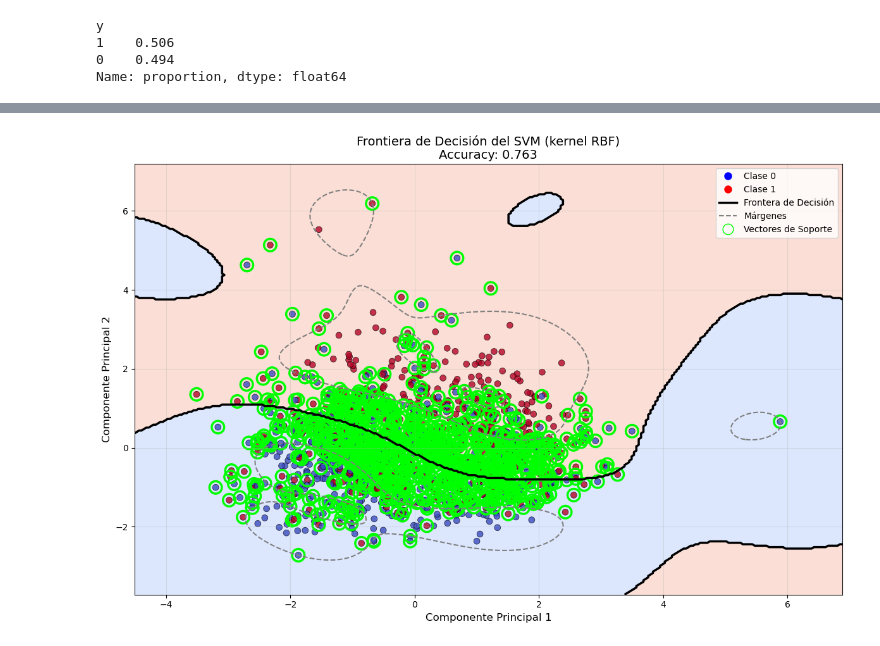
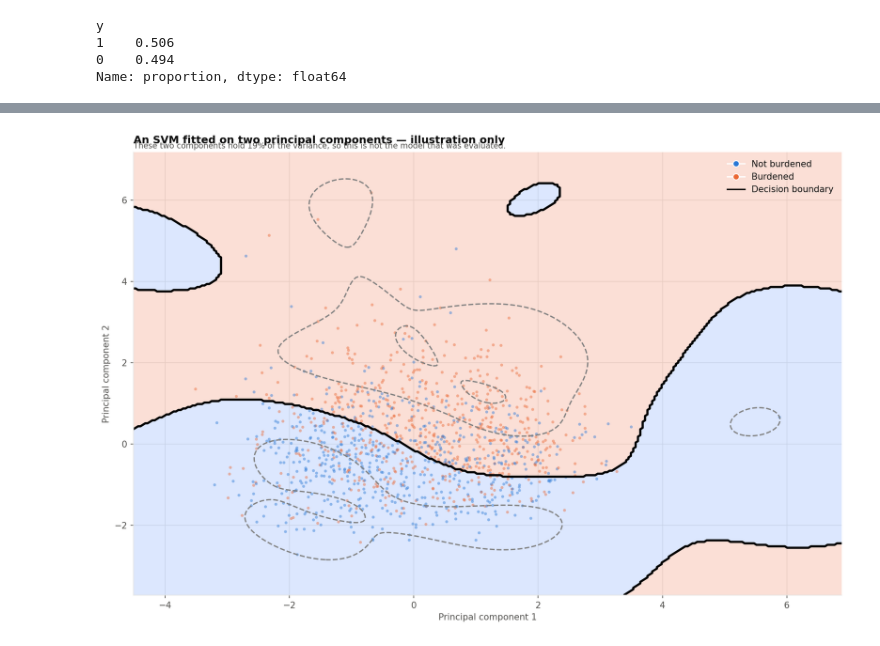
Before and after one commit to nicohernandez02/household-burden-classifier, a Jupyter notebook: modelling.ipynb, the cells around one changed output, grey strips where cells are left out. Cells and saved outputs as stored; diff of their text form; code cells hidden in the pictures.

```diff
--- a/modelling.ipynb
+++ b/modelling.ipynb
@@ -21,10 +21,8 @@ from sklearn.ensemble import RandomForestClassifier, GradientBoostingClassifier
 from sklearn.tree import DecisionTreeClassifier
 from sklearn.linear_model import LogisticRegression
 from sklearn.discriminant_analysis import LinearDiscriminantAnalysis, QuadraticDiscriminantAnalysis
-
-
-os.chdir("/Users/nico/Documents/1 - LSE/Cursos/WINT/MY474/Files required for summative-20260418")
-df = pd.read_csv("summative_train.csv")
+# paths are relative to the repository root
+df = pd.read_csv("data/summative_train.csv")
 # Check the first 5 rows
 df.head()
 # %% [output]
@@ -387,4 +413,8 @@ BEST MODEL: SVM
 # %%
+from sklearn.compose import ColumnTransformer
+from sklearn.impute import SimpleImputer
+from sklearn.preprocessing import OneHotEncoder
+
 from sklearn.decomposition import PCA
 from sklearn.preprocessing import StandardScaler
 from sklearn.svm import SVC
@@ -443,70 +473,59 @@ Z = Z.reshape(xx.shape)
 # ============================================
 # 4. DIBUJAR LA FRONTERA DE DECISIÓN (LA LÍNEA)
 # ============================================
 fig, ax = plt.subplots(figsize=(12, 8))
 
 # Dibujar las regiones de decisión (fondo)
 contour = ax.contourf(xx, yy, Z, alpha=0.3, cmap='coolwarm', levels=[-0.5, 0.5, 1.5])
 
 # DIBUJAR LA LÍNEA DE FRONTERA (el contorno en nivel 0)
 contour_lines = ax.contour(xx, yy, Z, levels=[0], colors='black', linewidths=2.5, linestyles='-')
 
 # Dibujar el margen del SVM (opcional: niveles -1 y 1)
 try:
     # Calcular distancia al hiperplano
     Z_decision = svm_viz.decision_function(np.c_[xx.ravel(), yy.ravel()])
     Z_decision = Z_decision.reshape(xx.shape)
     # Dibujar márgenes como líneas punteadas
     ax.contour(xx, yy, Z_decision, levels=[-1, 1], colors='gray', linewidths=1.5, linestyles='--')
 except:
     pass
 
-# Dibujar los puntos de datos
-scatter = ax.scatter(X_pca[:, 0], X_pca[:, 1],
-                     c=y_train, cmap='coolwarm',
-                     s=50, alpha=0.8, edgecolors='k', linewidth=0.5)
+# ── Data points ────────────────────────────────────────────────
+# Support vectors are NOT drawn: nearly every point is one, so the
+# markers would cover the plot without conveying anything.
+INK, MUTED, GRID = "#0b0b0b", "#52514e", "#e4e4e1"
+BLUE, ORANGE = "#2a78d6", "#eb6834"
 
-# Destacar los Vectores de Soporte
-support_vectors = svm_viz.support_vectors_
-ax.scatter(support_vectors[:, 0], support_vectors[:, 1],
-           s=200, facecolors='none', edgecolors='lime', linewidth=2.5,
-           label='Vectores de Soporte', marker='o')
+cols = np.where(np.asarray(y_train) == 1, ORANGE, BLUE)
+ax.scatter(X_pca[:, 0], X_pca[:, 1], c=cols, s=11, alpha=0.45, linewidths=0)
 
-# ============================================
-# 5. FORMATO DEL GRÁFICO
-# ============================================
-ax.set_title(f'Frontiera de Decisión del SVM (kernel RBF)\n'
-             f'Accuracy: {svm_pipeline.score(X_val, y_val):.3f}',
-             fontsize=14)
-ax.set_xlabel('Componente Principal 1', fontsize=12)
-ax.set_ylabel('Componente Principal 2', fontsize=12)
+ax.set_title(
+    "An SVM fitted on two principal components — illustration only",
+    loc="left", fontsize=12, fontweight="bold", color=INK, pad=10)
+ax.text(0.0, 1.005,
+        f"These two components hold {pca.explained_variance_ratio_.sum():.0%} "
+        f"of the variance, so this is not the model that was evaluated.",
+        transform=ax.transAxes, fontsize=9, color=MUTED, va="bottom")
+ax.set_xlabel("Principal component 1", color=MUTED)
+ax.set_ylabel("Principal component 2", color=MUTED)
 
-# Añadir leyenda personalizada
 from matplotlib.lines import Line2D
-legend_elements = [Line2D([0], [0], marker='o', color='w', label='Clase 0',
-                          markerfacecolor='blue', markersize=10),
-                   Line2D([0], [0], marker='o', color='w', label='Clase 1',
-                          markerfacecolor='red', markersize=10),
-                   Line2D([0], [0], color='black', linewidth=2.5, label='Frontera de Decisión'),
-                   Line2D([0], [0], color='gray', linewidth=1.5, linestyle='--', label='Márgenes'),
-                   Line2D([0], [0], marker='o', color='w', label='Vectores de Soporte',
-                          markerfacecolor='none', markeredgecolor='lime', markersize=12)]
-ax.legend(handles=legend_elements, loc='best')
+ax.legend(handles=[
+    Line2D([0], [0], marker="o", color="w", label="Not burdened",
+           markerfacecolor=BLUE, markersize=7),
+    Line2D([0], [0], marker="o", color="w", label="Burdened",
+           markerfacecolor=ORANGE, markersize=7),
+    Line2D([0], [0], color="black", lw=1.6, label="Decision boundary"),
+], frameon=False, loc="upper right")
 
-ax.grid(True, alpha=0.3)
+for side in ("top", "right"): ax.spines[side].set_visible(False)
+ax.grid(True, color=GRID, lw=0.8); ax.set_axisbelow(True)
 plt.tight_layout()
 plt.show()
 
-# ============================================
-# 6. INFORMACIÓN ADICIONAL
-# ============================================
-print(f"\n{'='*50}")
-print("INFORMACIÓN DEL SVM")
-print('='*50)
-print(f"Número de Vectores de Soporte: {len(svm_viz.support_vectors_)}")
-print(f"Varianza explicada por PC1: {pca.explained_variance_ratio_[0]:.2%}")
-print(f"Varianza explicada por PC2: {pca.explained_variance_ratio_[1]:.2%}")
-print(f"Varianza total en 2D: {pca.explained_variance_ratio_.sum():.2%}")
-print('='*50)
+print(f"Support vectors: {len(svm_viz.support_vectors_)} of {len(X_pca)} points "
+      f"({len(svm_viz.support_vectors_)/len(X_pca):.0%}) — that is why they are not plotted.")
+print(f"Variance captured by the two components: {pca.explained_variance_ratio_.sum():.1%}")
 # %% [output]
-[figure, old version]
+[figure, new version]
```
Also changed, not shown: parts of 13 cells of this notebook, 12 other files.
